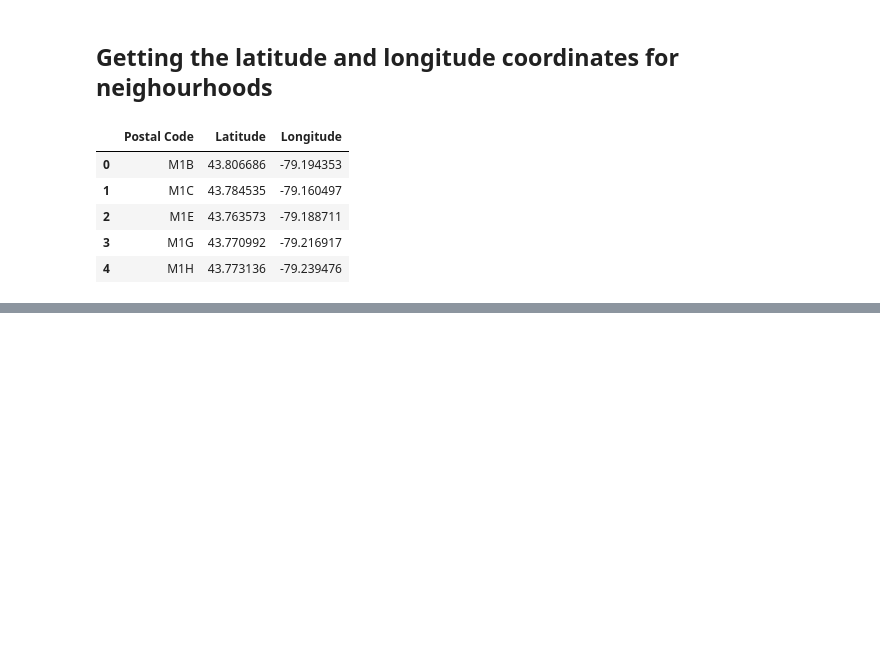
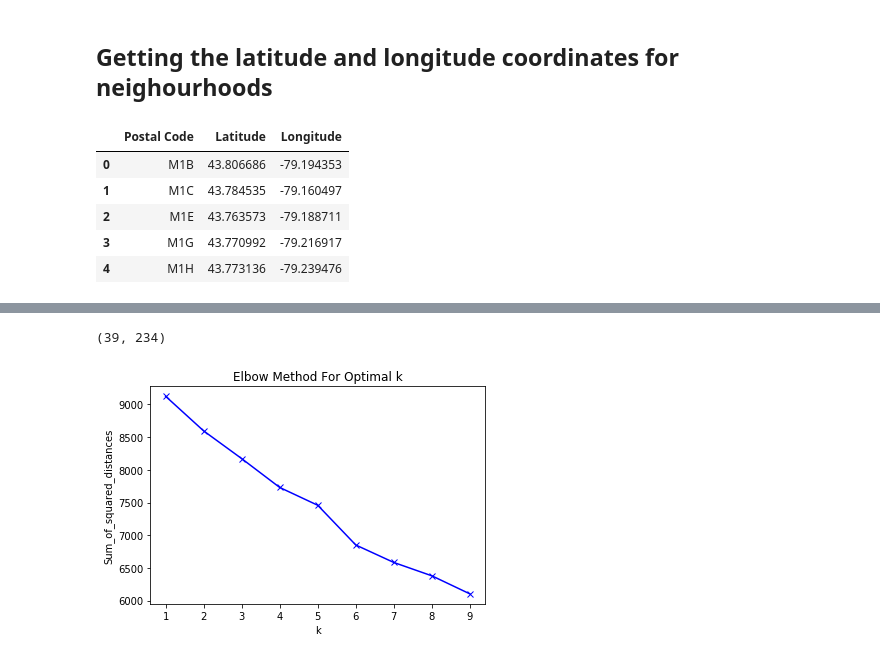
Before and after one commit to k80spalding/Coursera_Capstone, a Jupyter notebook: Segmenting and Clustering Toronto Neighborhoods.ipynb, the cells around one changed output, grey strips where cells are left out. Cells and saved outputs as stored; diff of their text form; code cells hidden in the pictures; blank space fills up the shorter version.

```diff
--- a/Segmenting and Clustering Toronto Neighborhoods.ipynb
+++ b/Segmenting and Clustering Toronto Neighborhoods.ipynb
@@ -180,0 +358,3 @@ geodf.head(12)
+# %%
+toronto_grouped = toronto_onehot.groupby('Neighbourhood').mean().reset_index()
+toronto_grouped
@@ -180,0 +454,26 @@ geodf.head(12)
+# %%
+toronto_grouped1=toronto_grouped.copy()
+toronto_grouped1.set_index('Neighbourhood',inplace=True, drop=True)
+# %%
+toronto_grouped1.shape
+# %% [output]
+(39, 234)
+# %%
+mms = StandardScaler()
+mms.fit(toronto_grouped1)
+toronto_grouped_transformed = mms.transform(toronto_grouped1)
+# %%
+Sum_of_squared_distances = []
+K = range(1,10)
+for k in K:
+    km = KMeans(n_clusters=k)
+    km = km.fit(toronto_grouped_transformed)
+    Sum_of_squared_distances.append(km.inertia_)
+# %%
+plt.plot(K, Sum_of_squared_distances, 'bx-')
+plt.xlabel('k')
+plt.ylabel('Sum_of_squared_distances')
+plt.title('Elbow Method For Optimal k')
+plt.show()
+# %% [output]
+[figure, added]
```
Also changed, not shown: parts of 48 cells of this notebook.
